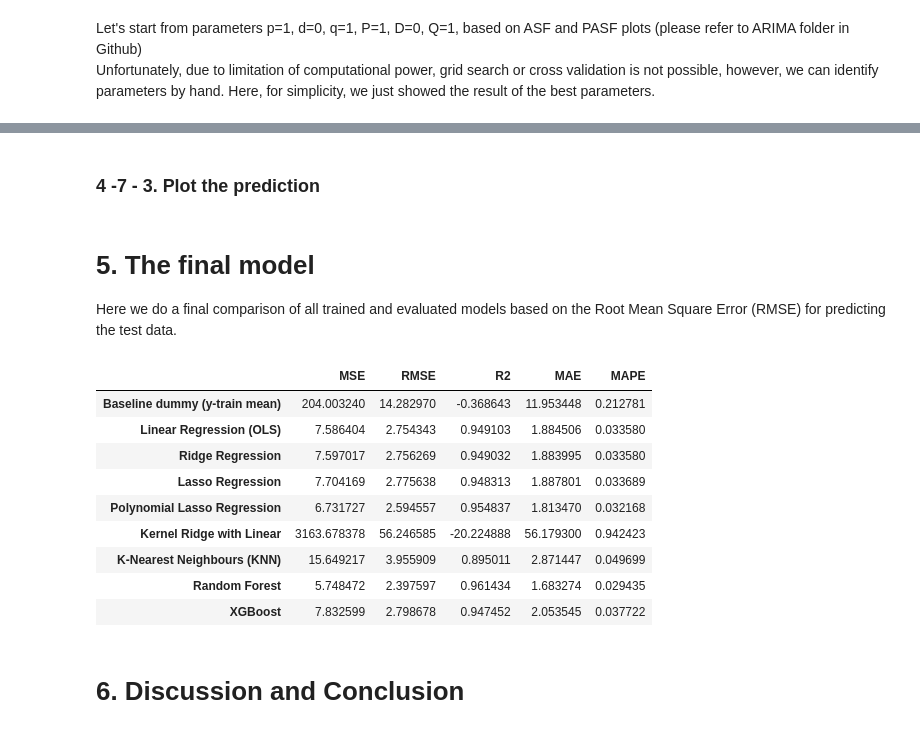
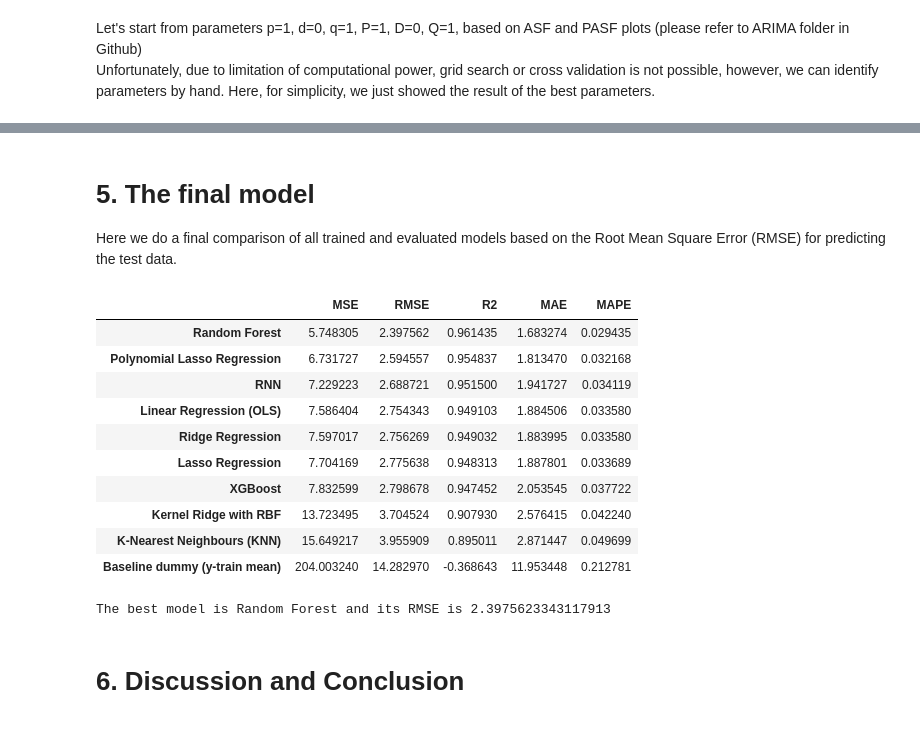
Before and after one commit to MDS-Mountain-Club/MDS_ML_Project, a Jupyter notebook: Group Write-Up (Mountain Club).ipynb, the cells around one changed output, grey strips where cells are left out. Cells and saved outputs as stored; diff of their text form; code cells hidden in the pictures.

Commit message:
Derive Final model and conduct small tasks

```diff
--- a/Group Write-Up (Mountain Club).ipynb
+++ b/Group Write-Up (Mountain Club).ipynb
@@ -446,11 +417,10 @@ plot_true_pred(X_test_scaled, y_pred_poly_lasso, y_price_test)
 # %%
 # Create, fit model
-knrl_linear = KernelRidge(kernel='linear')
-knrl_linear.fit(X_train_scaled, y_price_train)
-
-# Predict and evaluate
-y_price_pred_knrl_linear = knrl_linear.predict(X_test_scaled)
-print("RMSE of Kernel Ridge with Linear for predicting price:", root_mean_squared_error(y_price_test, y_price_pred_knrl_linear))
-model_eval = add_model_eval(model_eval, 'Kernel Ridge with Linear', y_price_test, y_price_pred_knrl_linear)
-pd.DataFrame(model_eval).T
+knrl_rbf = KernelRidge(kernel = 'rbf')
+knrl_rbf.fit(X_train_scaled, y_price_train)
+y_price_pred_knrl_rbf = knrl_rbf.predict(X_test_scaled)
+#RMSE
+rmse_price_knrl_rbf = root_mean_squared_error(y_price_test, y_price_pred_knrl_rbf)
+print("RMSE of Kernel Ridge with RBF for predicting price:", rmse_price_knrl_rbf)
+model_eval = add_model_eval(model_eval, 'Kernel Ridge with RBF', y_price_test, y_price_pred_knrl_rbf)
 # %% [output]
@@ -571,8 +486,8 @@ plot_true_pred(X_test_scaled, y_price_pred_xgb, y_price_test)
 # %% [markdown]
 ### 4 - 6 - 1. Grid Search
 # %%
-X_train_scaled_rnn = X_train_scaled.reshape(-1,1,10)
-X_test_scaled_rnn = X_test_scaled.reshape(-1,1,10)
+X_train_scaled_rnn = X_train_scaled.to_numpy().reshape(-1,1,10)
+X_test_scaled_rnn = X_test_scaled.to_numpy().reshape(-1,1,10)
 
 y_price_train_scaled_rnn = scaler_y.fit_transform(y_price_train.values.reshape(-1, 1))
 y_price_test_scaled_rnn = scaler_y.transform(y_price_test.values.reshape(-1, 1))
@@ -585,7 +500,7 @@ def create_rnn_model(n_neurons):
     return model
 
 
-n_features = X_train.shape[1]
+n_features = X_train_scaled.shape[1]
 n_neurons = [10, 20, 30]
 param_grid = dict(model__n_neurons=n_neurons)
 
@@ -603,3 +520,4 @@ y_price_pred_scaled_rnn = best_rnn.predict(X_test_scaled_rnn).reshape(-1,1)
 y_price_pred_rnn = scaler_y.inverse_transform(y_price_pred_scaled_rnn)
 rmse_price_rnn = root_mean_squared_error(y_price_test, y_price_pred_rnn)
 print("RMSE for predicting price:", rmse_price_rnn)
+model_eval = add_model_eval(model_eval, 'RNN', y_price_test, y_price_pred_rnn)
@@ -672,5 +591,0 @@ print("RMSE of SARIMAX for predicting price:", rmse_price_sarimax)
-# %%
-model_eval = add_model_eval(model_eval, 'SARIMAX', y_price_test, mean_forecast_1)
-pd.DataFrame(model_eval).T
-# %% [markdown]
-### 4 -7 - 3. Plot the prediction
@@ -680,19 +593,28 @@ plot_true_pred(X_test_scaled, mean_forecast_1, y_price_test)
 # 5. The final model
 
 Here we do a final comparison of all trained and evaluated models based on the Root Mean Square Error (RMSE) for predicting the test data.
+# %%
+# Display final comparison table as a DataFrame
+model_summary = pd.DataFrame(model_eval).T.sort_values('RMSE')
+model_summary
+# %% [output]
+|  | MSE | RMSE | R2 | MAE | MAPE |
+| Random Forest | 5.748305 | 2.397562 | 0.961435 | 1.683274 | 0.029435 |
+| Polynomial Lasso Regression | 6.731727 | 2.594557 | 0.954837 | 1.813470 | 0.032168 |
+| RNN | 7.229223 | 2.688721 | 0.951500 | 1.941727 | 0.034119 |
+| Linear Regression (OLS) | 7.586404 | 2.754343 | 0.949103 | 1.884506 | 0.033580 |
+| Ridge Regression | 7.597017 | 2.756269 | 0.949032 | 1.883995 | 0.033580 |
+| Lasso Regression | 7.704169 | 2.775638 | 0.948313 | 1.887801 | 0.033689 |
+| XGBoost | 7.832599 | 2.798678 | 0.947452 | 2.053545 | 0.037722 |
+| Kernel Ridge with RBF | 13.723495 | 3.704524 | 0.907930 | 2.576415 | 0.042240 |
+| K-Nearest Neighbours (KNN) | 15.649217 | 3.955909 | 0.895011 | 2.871447 | 0.049699 |
+| Baseline dummy (y-train mean) | 204.003240 | 14.282970 | -0.368643 | 11.953448 | 0.212781 |
 # %%
-# Display final comparison table as a DataFrame
-pd.DataFrame(model_eval).T
+lowest_rmse_model = model_summary['RMSE'].idxmin()
+lowest_rmse = model_summary.loc[lowest_rmse_model,'RMSE']
+
+print(f"The best model is {lowest_rmse_model} and its RMSE is {lowest_rmse}")
 # %% [output]
-|  | MSE | RMSE | R2 | MAE | MAPE |
-| Baseline dummy (y-train mean) | 204.003240 | 14.282970 | -0.368643 | 11.953448 | 0.212781 |
-| Linear Regression (OLS) | 7.586404 | 2.754343 | 0.949103 | 1.884506 | 0.033580 |
-| Ridge Regression | 7.597017 | 2.756269 | 0.949032 | 1.883995 | 0.033580 |
-| Lasso Regression | 7.704169 | 2.775638 | 0.948313 | 1.887801 | 0.033689 |
-| Polynomial Lasso Regression | 6.731727 | 2.594557 | 0.954837 | 1.813470 | 0.032168 |
-| Kernel Ridge with Linear | 3163.678378 | 56.246585 | -20.224888 | 56.179300 | 0.942423 |
-| K-Nearest Neighbours (KNN) | 15.649217 | 3.955909 | 0.895011 | 2.871447 | 0.049699 |
-| Random Forest | 5.748472 | 2.397597 | 0.961434 | 1.683274 | 0.029435 |
-| XGBoost | 7.832599 | 2.798678 | 0.947452 | 2.053545 | 0.037722 |
+The best model is Random Forest and its RMSE is 2.3975623343117913
 # %% [markdown]
 # 6. Discussion and Conclusion
```
Also changed, not shown: parts of 35 cells of this notebook.
